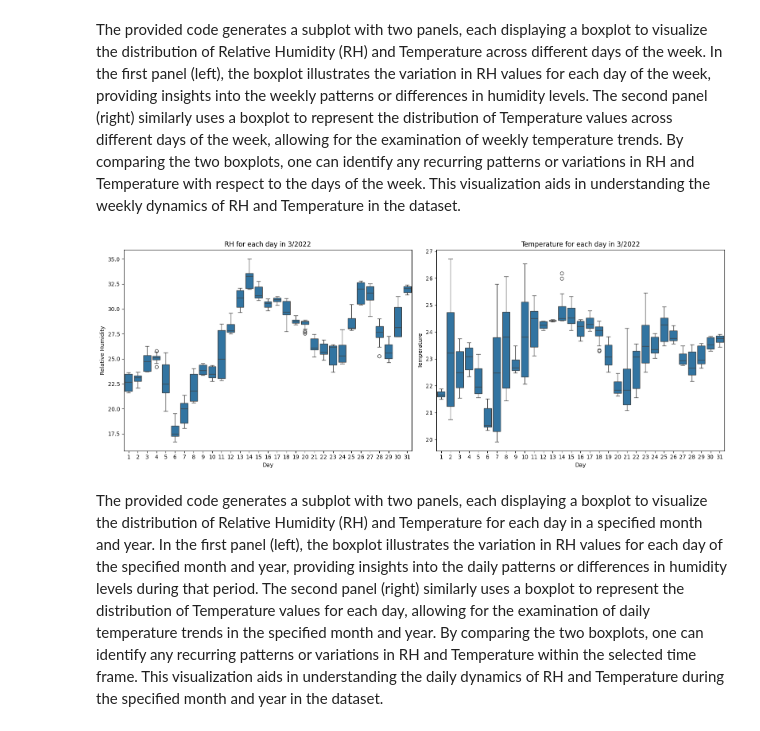
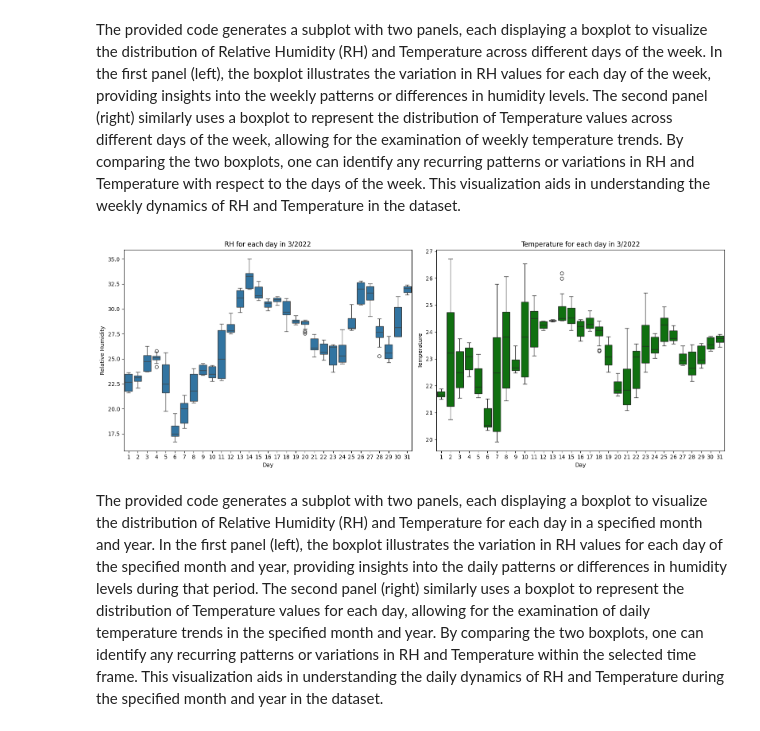
Before and after one commit to mshapna/EDA_Timeseries, a Jupyter notebook: EDA_Ver2.ipynb, the cells around one changed output. Cells and saved outputs as stored; diff of their text form; code cells hidden in the pictures.

```diff
--- a/EDA_Ver2.ipynb
+++ b/EDA_Ver2.ipynb
@@ -301,35 +282,35 @@ import pandas as pd
 df['Timestamp'] = pd.to_datetime(df['Timestamp'], unit='s')  # Assuming the timestamp is in seconds
 
 # Assuming your date column is named 'Timestamp' and is now in datetime format
 # You can adjust the month and year accordingly
 target_month = 3  # Specify the target month
 target_year = 2022  # Specify the target year
 
 # Filter the data for the target month and year
 target_month_data = df[(df['Timestamp'].dt.month == target_month) & (df['Timestamp'].dt.year == target_year)]
 
 # Create a subplot with 1 row and 2 columns
 fig, axes = plt.subplots(nrows=1, ncols=2, figsize=(16, 6))
 
 # Boxplot for Relative Humidity (RH)
 sns.boxplot(data=target_month_data, x="Day", y="RH", ax=axes[0])
 axes[0].set_xlabel('Day')
 axes[0].set_ylabel('Relative Humidity')
 axes[0].set_title(f'RH for each day in {target_month}/{target_year}')
 
 # Boxplot for Temperature
-sns.boxplot(data=target_month_data, x="Day", y="Temperature", ax=axes[1])
+sns.boxplot(data=target_month_data, x="Day", y="Temperature", ax=axes[1], color='green')
 axes[1].set_xlabel('Day')
 axes[1].set_ylabel('Temperature')
 axes[1].set_title(f'Temperature for each day in {target_month}/{target_year}')
 
 # Adjust layout
 plt.tight_layout()
 
 # Show the combined plot
 plt.show()
 # %% [output]
-[figure, old version]
+[figure, new version]
 # %% [markdown]
 The provided code generates a subplot with two panels, each displaying a boxplot to visualize the distribution of Relative Humidity (RH) and Temperature for each day in a specified month and year. In the first panel (left), the boxplot illustrates the variation in RH values for each day of the specified month and year, providing insights into the daily patterns or differences in humidity levels during that period. The second panel (right) similarly uses a boxplot to represent the distribution of Temperature values for each day, allowing for the examination of daily temperature trends in the specified month and year. By comparing the two boxplots, one can identify any recurring patterns or variations in RH and Temperature within the selected time frame. This visualization aids in understanding the daily dynamics of RH and Temperature during the specified month and year in the dataset.
 # %%
```
Also changed, not shown: parts of 9 cells of this notebook.
